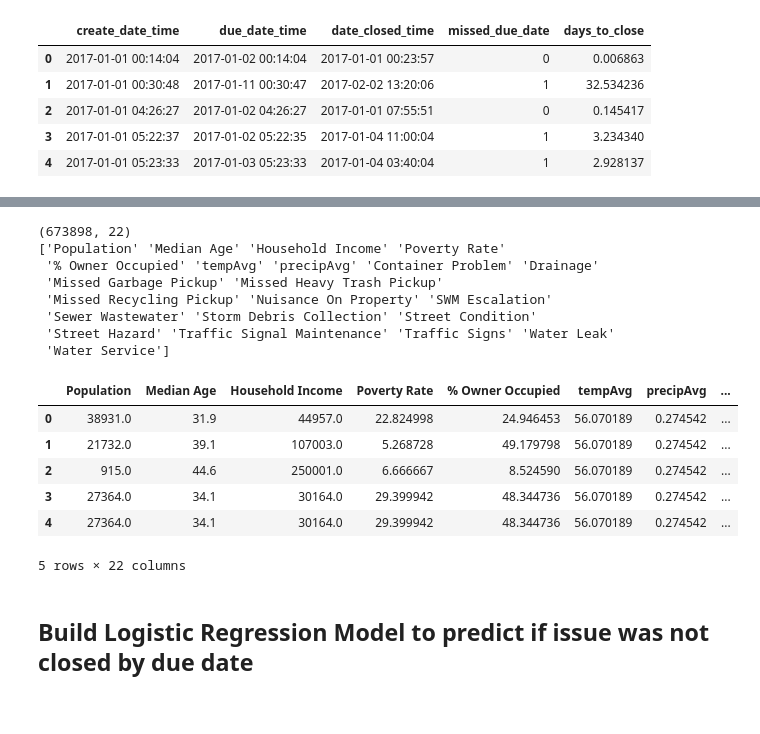
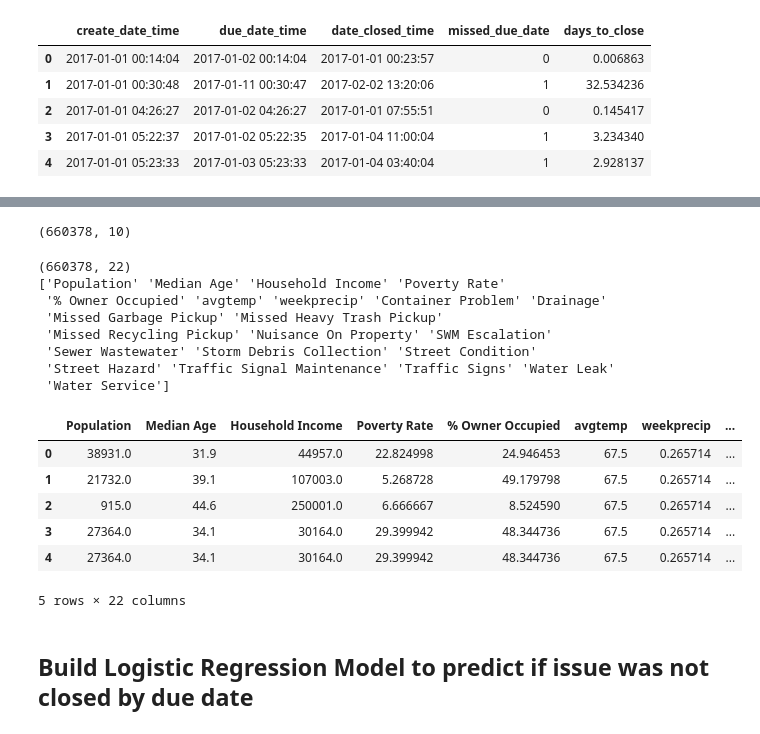
Before and after one commit to fpwirth/Final-Project, a Jupyter notebook: Notebooks/model_classification.ipynb, the cells around one changed output, grey strips where cells are left out. Saved outputs shown, nothing was run; the diff lists cells and outputs as text; code cells hidden in the pictures.

Commit message:
Uploading Latest model_classification file

```diff
--- a/Notebooks/model_classification.ipynb
+++ b/Notebooks/model_classification.ipynb
@@ -130,8 +101,8 @@ group_weather_df.head()
 # %%
-# merge the weekly average weather back in and drop the daily data
+# # merge the weekly average weather back in and drop the daily data
 
-data_final_df = data_final_df.merge(group_weather_df, how="left", left_on="Year-Week", right_on="Year-Week")
+# data_final_df = data_final_df.merge(group_weather_df, how="left", left_on="Year-Week", right_on="Year-Week")
 
-data_final_df = data_final_df.drop(columns=["tempMax","precipitation"])
+# data_final_df = data_final_df.drop(columns=["tempMax","precipitation"])
 
-data_final_df.head()
+# data_final_df.head()
@@ -152,0 +109,16 @@ data_final_df.shape
+# %%
+data_final_df.describe()
+
+# data_final_df[data_final_df["days_to_close"]>500].shape
+
+data_final_df.shape
+print(data_final_df.columns.values)
+
+
+# keep just the fields that will be used in analysis
+
+data_final_df=data_final_df[["daystoclose","missedduedate","sr type","avgtemp","weekprecip","Population","Median Age",
+                    "Household Income","Poverty Rate","% Owner Occupied"]]
+
+print(data_final_df.shape)
+data_final_df.head()
@@ -153,43 +136,58 @@ data_final_df.shape
+# %%
+# Some zipcodes could not be mapped in, so we were not able to map in the census data
+# Dropping these to enable modeling
+
+data_final_df=data_final_df.dropna()
+print(data_final_df.shape)
+# %% [output]
+(660378, 10)
 # %%
 
 # need to create dummy variable for the "sr type" column, which is categorical
 
 data_dummies_df=pd.get_dummies(data_final_df["sr type"])
 
 
 
 # add dummy variables in to dataframe with other variables
 
 data_regress_df=pd.concat([data_final_df, data_dummies_df], axis=1)
 
+data_regress_df = data_regress_df[["Population", "Median Age", "Household Income", "Poverty Rate", "% Owner Occupied",
+                            "avgtemp","weekprecip",
+                            "Container Problem", "Drainage", "Missed Garbage Pickup", "Missed Heavy Trash Pickup",
+                            "Missed Recycling Pickup", "Nuisance On Property", "SWM Escalation", "Sewer Wastewater",
+                            "Storm Debris Collection", "Street Condition", "Street Hazard", "Traffic Signal Maintenance",
+                            "Traffic Signs", "Water Leak", "Water Service"]]
+
 # create y variable for the regression analysis.  Ended up not using the regression analysis
 
-y=data_final_df["days_to_close"].values.reshape(-1,1)
+y=data_final_df["daystoclose"].values.reshape(-1,1)
 
 
 # create x variables (drop columns that aren't needed)
 
-X_var=data_regress_df.drop(columns=["sr type","days_to_close", "missed_due_date","create_date","create_date_time","Year-Week"])
+X_var=data_regress_df
 X_var.isna().sum()
 
 print(X_var.shape)
 print(X_var.columns.values)
 X_var.head()
 # %% [output]
-(673898, 22)
+(660378, 22)
 ['Population' 'Median Age' 'Household Income' 'Poverty Rate'
- '% Owner Occupied' 'tempAvg' 'precipAvg' 'Container Problem' 'Drainage'
+ '% Owner Occupied' 'avgtemp' 'weekprecip' 'Container Problem' 'Drainage'
  'Missed Garbage Pickup' 'Missed Heavy Trash Pickup'
  'Missed Recycling Pickup' 'Nuisance On Property' 'SWM Escalation'
  'Sewer Wastewater' 'Storm Debris Collection' 'Street Condition'
  'Street Hazard' 'Traffic Signal Maintenance' 'Traffic Signs' 'Water Leak'
  'Water Service']
-|  | Population | Median Age | Household Income | Poverty Rate | % Owner Occupied | tempAvg | precipAvg | ... |
-| 0 | 38931.0 | 31.9 | 44957.0 | 22.824998 | 24.946453 | 56.070189 | 0.274542 | ... |
-| 1 | 21732.0 | 39.1 | 107003.0 | 5.268728 | 49.179798 | 56.070189 | 0.274542 | ... |
-| 2 | 915.0 | 44.6 | 250001.0 | 6.666667 | 8.524590 | 56.070189 | 0.274542 | ... |
-| 3 | 27364.0 | 34.1 | 30164.0 | 29.399942 | 48.344736 | 56.070189 | 0.274542 | ... |
-| 4 | 27364.0 | 34.1 | 30164.0 | 29.399942 | 48.344736 | 56.070189 | 0.274542 | ... |
+|  | Population | Median Age | Household Income | Poverty Rate | % Owner Occupied | avgtemp | weekprecip | ... |
+| 0 | 38931.0 | 31.9 | 44957.0 | 22.824998 | 24.946453 | 67.5 | 0.265714 | ... |
+| 1 | 21732.0 | 39.1 | 107003.0 | 5.268728 | 49.179798 | 67.5 | 0.265714 | ... |
+| 2 | 915.0 | 44.6 | 250001.0 | 6.666667 | 8.524590 | 67.5 | 0.265714 | ... |
+| 3 | 27364.0 | 34.1 | 30164.0 | 29.399942 | 48.344736 | 67.5 | 0.265714 | ... |
+| 4 | 27364.0 | 34.1 | 30164.0 | 29.399942 | 48.344736 | 67.5 | 0.265714 | ... |
 5 rows × 22 columns
 # %%
 # define new data for feeding in to models
```
Also changed, not shown: parts of 12 cells of this notebook.
